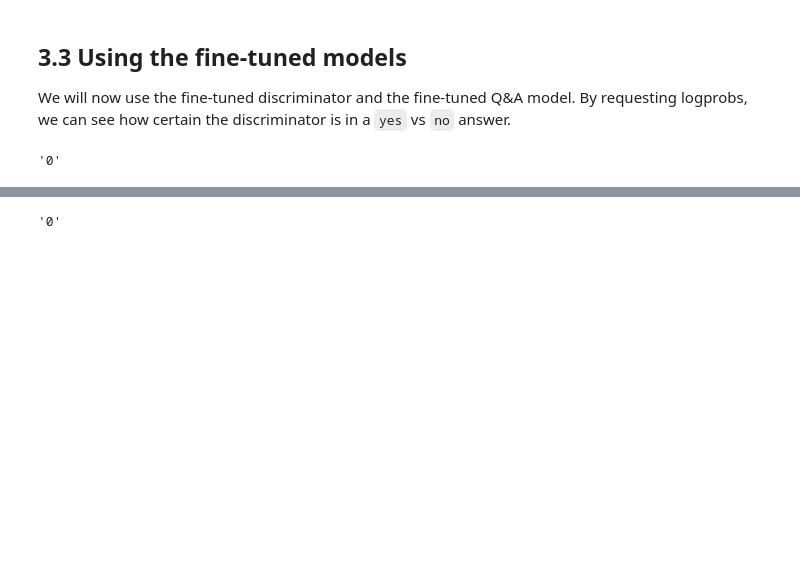
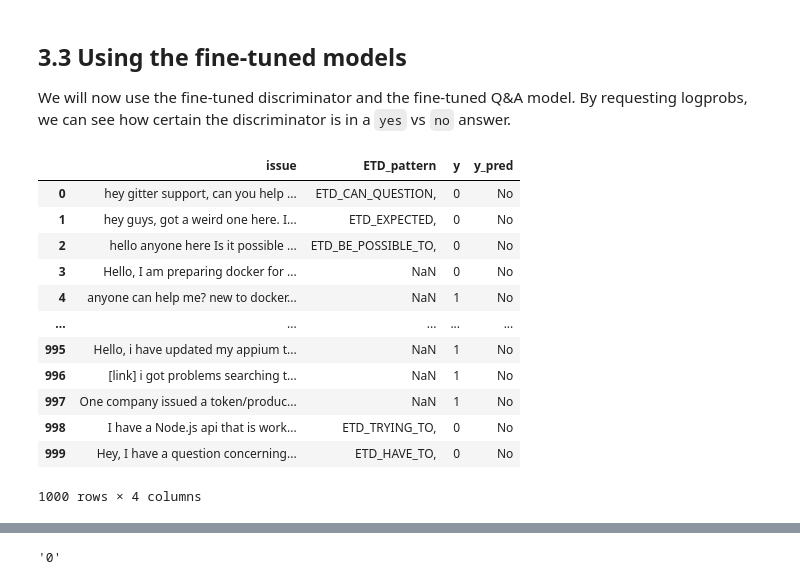
Before and after one commit to NoleWang/Respondent_Recommendation, a Jupyter notebook: openai/prompt-finetuning.ipynb, the cells around one changed output, grey strips where cells are left out. Saved outputs shown, nothing was run; the diff lists cells and outputs as text; code cells hidden in the pictures; blank space fills up the shorter version.

```diff
--- a/openai/prompt-finetuning.ipynb
+++ b/openai/prompt-finetuning.ipynb
@@ -78,7 +94,11 @@ def create_prompt(df, col):
     else:
         col_name = "y_PS"
     for i, row in df.iterrows():
-        rows.append({"prompt": f"{row.issue_clean.strip()}\n\n###\n\n", "completion": f"{row[col_name]}"})
+        label = "Yes"
+        if row[col_name] == 0:
+            label = "No"
+
+        rows.append({"prompt": f"{row.issue_clean.strip()}\n\n###\n\n", "completion": f"{label}"})
 
     return pd.DataFrame(rows)
 # %%
@@ -100,6 +120,20 @@ def create_prompt2(df, discriminator=False):
 
 
     return pd.DataFrame(rows)
+# %%
+for i,(train_file,val_file,test_file) in enumerate(zip(train_files,val_files,test_files)):
+    if not os.path.exists("fine-tune/cross_validate_new/"+str(i)+"/"):
+        os.makedirs("fine-tune/cross_validate_new/"+str(i)+"/")
+
+    ft1 = create_prompt(train_file, "ETD")
+    ft1.to_json("fine-tune/cross_validate_new/"+str(i)+"/"+"train_ETD.jsonl", orient='records', lines=True)
+    ft2 = create_prompt(val_file, "ETD")
+    ft2.to_json("fine-tune/cross_validate_new/"+str(i)+"/"+"val_ETD.jsonl", orient='records', lines=True)
+
+    ft3 = create_prompt(train_file, "PS")
+    ft3.to_json("fine-tune/cross_validate_new/"+str(i)+"/"+"train_PS.jsonl", orient='records', lines=True)
+    ft4 = create_prompt(val_file, "PS")
+    ft4.to_json("fine-tune/cross_validate_new/"+str(i)+"/"+"val_PS.jsonl", orient='records', lines=True)
 # %%
 ft = create_prompt(train_df, "ETD")
 ft.to_json('fine-tune/train_ETD.jsonl', orient='records', lines=True)
@@ -299,7 +333,7 @@ step,elapsed_tokens,elapsed_examples,training_loss,training_sequence_accuracy,tr
 
 We will now use the fine-tuned discriminator and the fine-tuned Q&A model. By requesting logprobs, we can see how certain the discriminator is in a `yes` vs `no` answer.
 # %%
-ft_discriminator = "ft:babbage-002:simin::8Uu2jz0r"
+ft_discriminator = "ft:babbage-002:simin::8pIZflUE"
 
 def apply_ft_discriminator(question, discriminator_model):
     """
@@ -308,4 +342,5 @@ def apply_ft_discriminator(question, discriminator_model):
     prompt = f"{question}\n\n###\n\n"
     result = openai.Completion.create(model=discriminator_model, prompt=prompt, max_tokens=1, temperature=0)
     result_prob = openai.Completion.create(model=discriminator_model, prompt=prompt, max_tokens=1, temperature=0, top_p=1, n=1, logprobs=2)
-    return result['choices'][0]['text'], result_prob['choices'][0]['logprobs']['top_logprobs'][0]
+    #return result['choices'][0]['text'], result_prob['choices'][0]['logprobs']['top_logprobs'][0]
+    return result['choices'][0]['text']
@@ -314,4 +347,32 @@ q1,q2 = apply_ft_discriminator('I would like to crawl an Ethereum network comple
-# %%
-q1
-# %% [output]
-'0'
+# %%
+issues = []
+predicted_ETD = []
+y_ETD = []
+y_predicted = []
+
+for test_file in test_files:
+    issues.extend(list(test_file["issue_clean"].values))
+    predicted_ETD.extend(list(test_file["predicted_ETD"].values))
+    y_ETD.extend(list(test_file["y_ETD"].values))
+    y_predicted.extend([apply_ft_discriminator(issue, ft_discriminator) for issue in list(test_file["issue_clean"].values)])
+# %%
+df_final = pd.DataFrame()
+df_final["issue"] = issues
+df_final["ETD_pattern"] = predicted_ETD
+df_final["y"] = y_ETD
+df_final["y_pred"] = y_predicted
+df_final
+# %% [output]
+|  | issue | ETD_pattern | y | y_pred |
+| 0 | hey gitter support, can you help ... | ETD_CAN_QUESTION, | 0 | No |
+| 1 | hey guys, got a weird one here. I... | ETD_EXPECTED, | 0 | No |
+| 2 | hello anyone here Is it possible ... | ETD_BE_POSSIBLE_TO, | 0 | No |
+| 3 | Hello, I am preparing docker for ... | NaN | 0 | No |
+| 4 | anyone can help me? new to docker... | NaN | 1 | No |
+| ... | ... | ... | ... | ... |
+| 995 | Hello, i have updated my appium t... | NaN | 1 | No |
+| 996 | [link] i got problems searching t... | NaN | 1 | No |
+| 997 | One company issued a token/produc... | NaN | 1 | No |
+| 998 | I have a Node.js api that is work... | ETD_TRYING_TO, | 0 | No |
+| 999 | Hey, I have a question concerning... | ETD_HAVE_TO, | 0 | No |
+1000 rows × 4 columns
```
Also changed, not shown: parts of 9 cells of this notebook, 6 other files.
